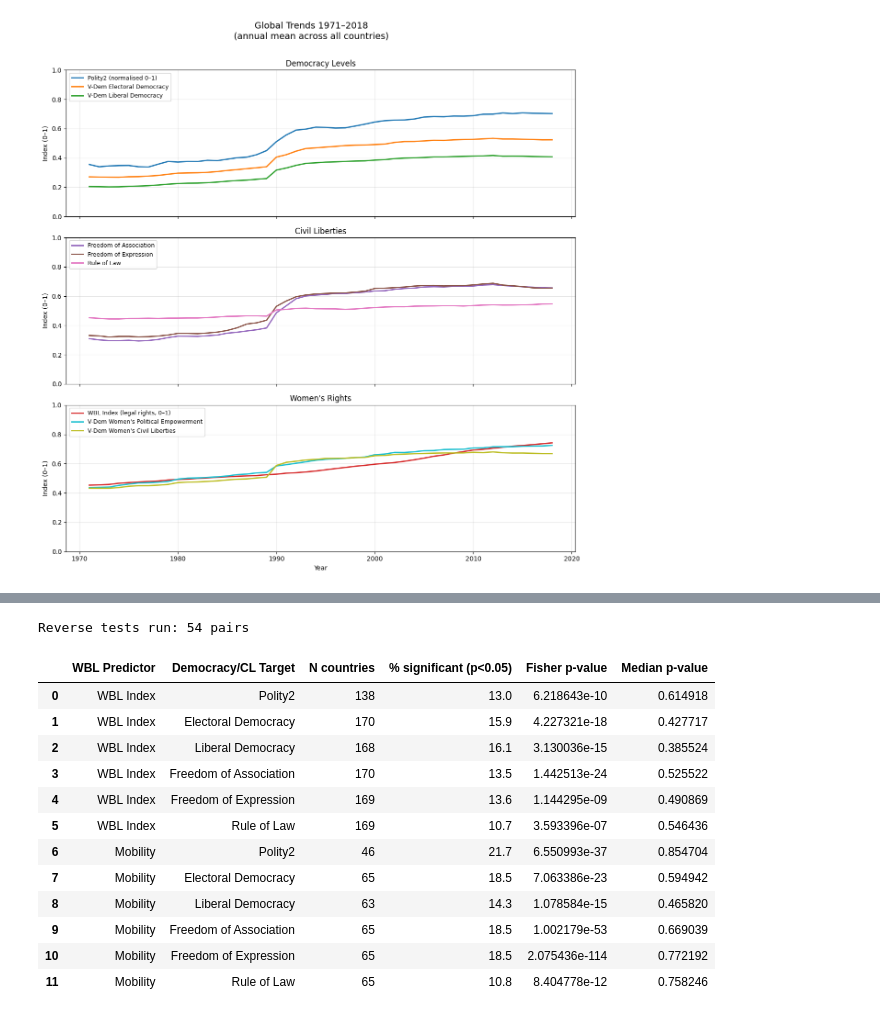
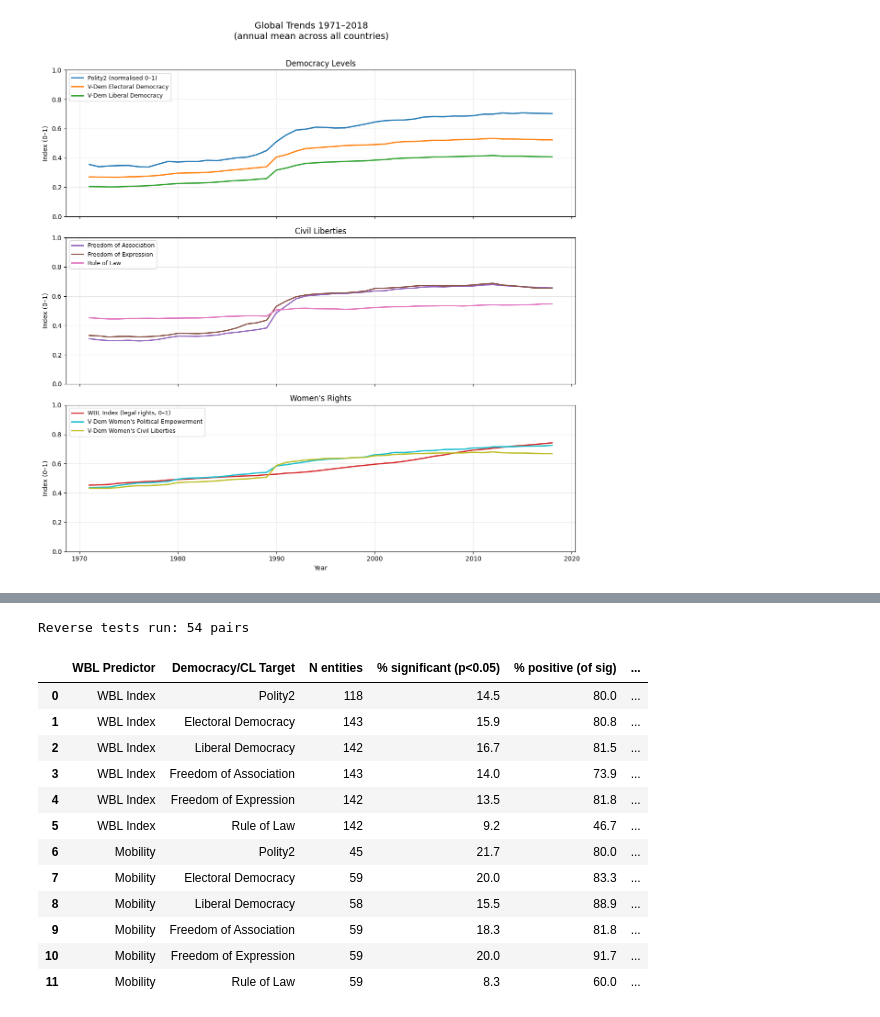
Before and after one commit to damiancalabresi/causal-analysis-democracy-womens-rights, a Jupyter notebook: 04-granger-causality.ipynb, the cells around one changed output, grey strips where cells are left out. Saved outputs shown, nothing was run; the diff lists cells and outputs as text; code cells hidden in the pictures.

```diff
--- a/04-granger-causality.ipynb
+++ b/04-granger-causality.ipynb
@@ -312,62 +661,96 @@ Same methodology as above but with roles swapped: testing whether past changes i
 # %%
-# Reverse direction: WBL sub-indices → democracy / civil liberties
-rev_pvals = {(t, p): [] for t in wbl_targets for p in predictors}
+# Reverse direction: WBL sub-indices → democracy / civil liberties.
+# Same methodology as the forward direction: ts_id grouping, two-stage Fisher, direction tracking.
+rev_pvals = defaultdict(list)  # (tgt_name, pred_name) → [(ts_id, orig_ccode, p_value, coef_sum), ...]
 
-for country, grp in df.groupby('curr_iso3'):
+for ts_id, grp in df.groupby('ts_id'):
+    valid_ccode = grp['orig_ccode'].dropna()
+    if valid_ccode.empty:
+        continue
+    orig_ccode = int(valid_ccode.iloc[0])
     grp = grp.sort_values('year')
+
     for tgt_name, tgt_col in wbl_targets.items():
         for pred_name, pred_col in predictors.items():
             pair = grp[[pred_col, tgt_col]].dropna()
             if len(pair) < MIN_OBS + 1:
                 continue
             diff = pair.diff().dropna()
             if len(diff) < MIN_OBS:
                 continue
             if diff[pred_col].std() == 0 or diff[tgt_col].std() == 0:
                 continue
             try:
                 with warnings.catch_warnings():
                     warnings.simplefilter('ignore')
-                    # Note: [target (democracy), predictor (wbl)] — testing WBL → democracy
+                    # Column order [democracy_col, wbl_col]: democracy is Y, WBL is X
                     test = grangercausalitytests(diff[[pred_col, tgt_col]], maxlag=MAXLAG, verbose=False)
-                min_p = min(test[lag][0]['ssr_ftest'][1] for lag in range(1, MAXLAG + 1))
-                rev_pvals[(tgt_name, pred_name)].append(min_p)
+
+                best_lag = min(range(1, MAXLAG + 1), key=lambda lag: test[lag][0]['ssr_ftest'][1])
+                min_p    = test[best_lag][0]['ssr_ftest'][1]
+
+                ols_unrestricted = test[best_lag][1][1]
+                coef_sum = ols_unrestricted.params[best_lag + 1:].sum()
+
+                rev_pvals[(tgt_name, pred_name)].append((ts_id, orig_ccode, min_p, coef_sum))
             except Exception:
                 pass
 
+# Two-stage Fisher aggregation with direction
 rev_rows = []
-for (tgt_name, pred_name), pvals in rev_pvals.items():
-    if len(pvals) == 0:
+for (tgt_name, pred_name), records in rev_pvals.items():
+    if not records:
         continue
-    pct_sig = np.mean(np.array(pvals) < 0.05) * 100
-    stat, fisher_p = stats.combine_pvalues(pvals, method='fisher')
+
+    all_pvals = np.array([p for _, _, p, _ in records])
+    all_coefs = np.array([c for _, _, _, c in records])
+    pct_sig   = np.mean(all_pvals < 0.05) * 100
+
+    sig_mask = all_pvals < 0.05
+    pct_positive = np.mean(all_coefs[sig_mask] > 0) * 100 if sig_mask.any() else np.nan
+
+    ccode_groups = defaultdict(list)
+    for ts_id, orig_ccode, p, _ in records:
+        ccode_groups[orig_ccode].append(p)
+
+    entity_pvals = []
+    for orig_ccode, pvals in ccode_groups.items():
+        if len(pvals) == 1:
+            entity_pvals.append(pvals[0])
+        else:
+            _, combined_p = stats.combine_pvalues(pvals, method='fisher')
+            entity_pvals.append(combined_p)
+
+    _, fisher_p = stats.combine_pvalues(entity_pvals, method='fisher')
+
     rev_rows.append({
-        'WBL Predictor': tgt_name,
-        'Democracy/CL Target': pred_name,
-        'N countries': len(pvals),
+        'WBL Predictor':          tgt_name,
+        'Democracy/CL Target':    pred_name,
+        'N entities':             len(entity_pvals),
         '% significant (p<0.05)': round(pct_sig, 1),
-        'Fisher p-value': fisher_p,
-        'Median p-value': np.median(pvals),
+        '% positive (of sig)':    round(pct_positive, 1),
+        'Fisher p-value':         fisher_p,
+        'Median p-value':         np.median(all_pvals),
     })
 
 rev_df = pd.DataFrame(rev_rows)
 print(f"Reverse tests run: {len(rev_df)} pairs")
 rev_df.head(12)
 # %% [output]
 Reverse tests run: 54 pairs
-|  | WBL Predictor | Democracy/CL Target | N countries | % significant (p<0.05) | Fisher p-value | Median p-value |
-| 0 | WBL Index | Polity2 | 138 | 13.0 | 6.218643e-10 | 0.614918 |
-| 1 | WBL Index | Electoral Democracy | 170 | 15.9 | 4.227321e-18 | 0.427717 |
-| 2 | WBL Index | Liberal Democracy | 168 | 16.1 | 3.130036e-15 | 0.385524 |
-| 3 | WBL Index | Freedom of Association | 170 | 13.5 | 1.442513e-24 | 0.525522 |
-| 4 | WBL Index | Freedom of Expression | 169 | 13.6 | 1.144295e-09 | 0.490869 |
-| 5 | WBL Index | Rule of Law | 169 | 10.7 | 3.593396e-07 | 0.546436 |
-| 6 | Mobility | Polity2 | 46 | 21.7 | 6.550993e-37 | 0.854704 |
-| 7 | Mobility | Electoral Democracy | 65 | 18.5 | 7.063386e-23 | 0.594942 |
-| 8 | Mobility | Liberal Democracy | 63 | 14.3 | 1.078584e-15 | 0.465820 |
-| 9 | Mobility | Freedom of Association | 65 | 18.5 | 1.002179e-53 | 0.669039 |
-| 10 | Mobility | Freedom of Expression | 65 | 18.5 | 2.075436e-114 | 0.772192 |
-| 11 | Mobility | Rule of Law | 65 | 10.8 | 8.404778e-12 | 0.758246 |
+|  | WBL Predictor | Democracy/CL Target | N entities | % significant (p<0.05) | % positive (of sig) | ... |
+| 0 | WBL Index | Polity2 | 118 | 14.5 | 80.0 | ... |
+| 1 | WBL Index | Electoral Democracy | 143 | 15.9 | 80.8 | ... |
+| 2 | WBL Index | Liberal Democracy | 142 | 16.7 | 81.5 | ... |
+| 3 | WBL Index | Freedom of Association | 143 | 14.0 | 73.9 | ... |
+| 4 | WBL Index | Freedom of Expression | 142 | 13.5 | 81.8 | ... |
+| 5 | WBL Index | Rule of Law | 142 | 9.2 | 46.7 | ... |
+| 6 | Mobility | Polity2 | 45 | 21.7 | 80.0 | ... |
+| 7 | Mobility | Electoral Democracy | 59 | 20.0 | 83.3 | ... |
+| 8 | Mobility | Liberal Democracy | 58 | 15.5 | 88.9 | ... |
+| 9 | Mobility | Freedom of Association | 59 | 18.3 | 81.8 | ... |
+| 10 | Mobility | Freedom of Expression | 59 | 20.0 | 91.7 | ... |
+| 11 | Mobility | Rule of Law | 59 | 8.3 | 60.0 | ... |
 # %%
 dem_order = list(predictors.keys())
 wbl_order  = list(wbl_targets.keys())
```
Also changed, not shown: parts of 23 cells of this notebook, 17 other files.
